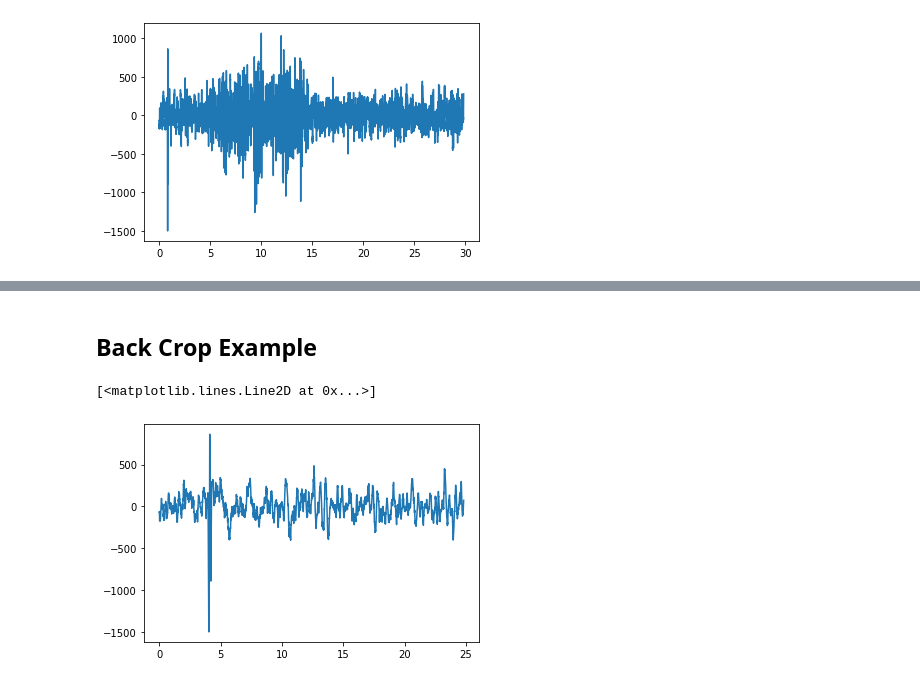
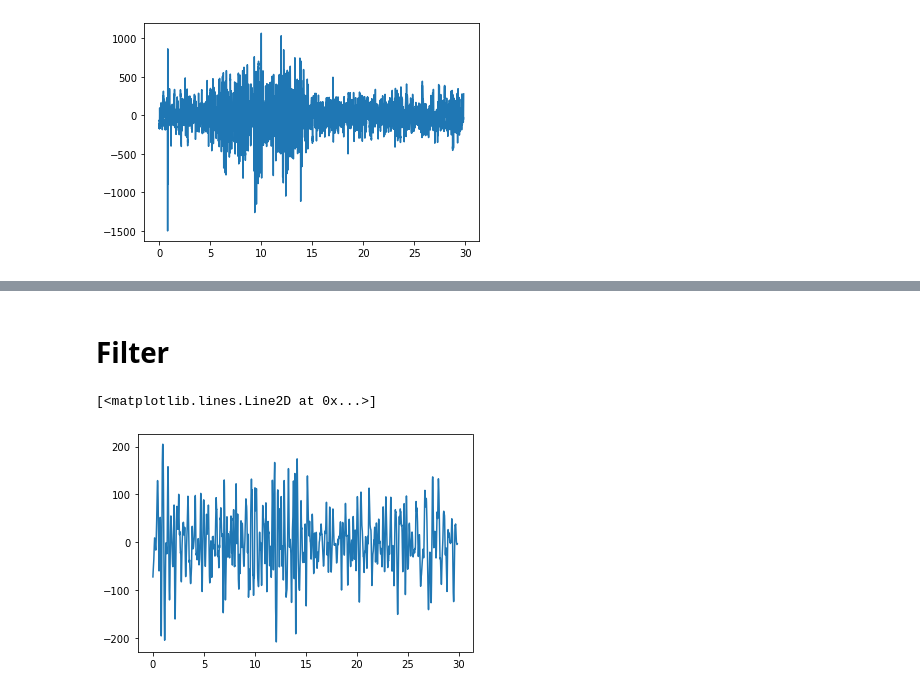
Before and after one commit to skuhn002/eeg-research, a Jupyter notebook: workspace1.ipynb, the cells around one changed output, grey strips where cells are left out. Cells and saved outputs as stored; diff of their text form; code cells hidden in the pictures.

Commit message:
BP Filter 1.0

```diff
--- a/workspace1.ipynb
+++ b/workspace1.ipynb
@@ -69,2 +42,0 @@ plt.plot(X2, Y2)
-# %% [markdown]
-## Back Crop Example
@@ -72,0 +43,2 @@ back_cropped_data = back_crop(raw_data, 50000)
+# %% [markdown]
+# Filter
@@ -73,9 +59,7 @@ back_cropped_data = back_crop(raw_data, 50000)
 # %%
-rec_time3 = len(back_cropped_data) / sample_rate
-
-X3 = np.linspace(0, rec_time - rec_time3, len(back_cropped_data))
-Y3 = back_cropped_data
-plt.plot(X3, Y3)
+X = np.linspace(0, rec_time, len(fd_data))
+Y = fd_data
+plt.plot(X, Y)
 # %% [output]
 [<matplotlib.lines.Line2D at 0x...>]
-[figure, old version]
+[figure, new version]
```
Also changed, not shown: parts of 11 cells of this notebook.
